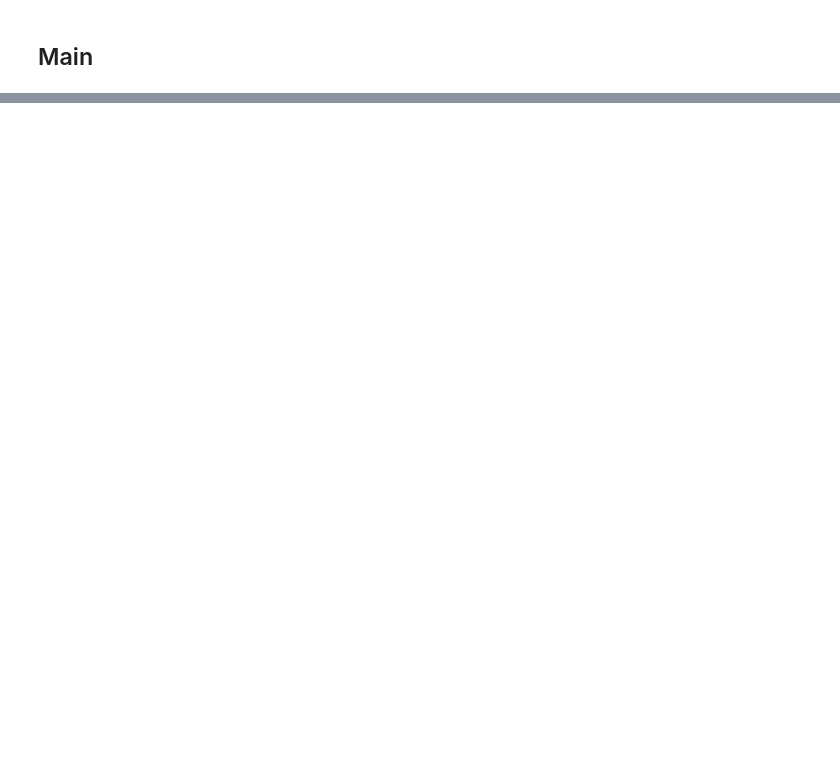
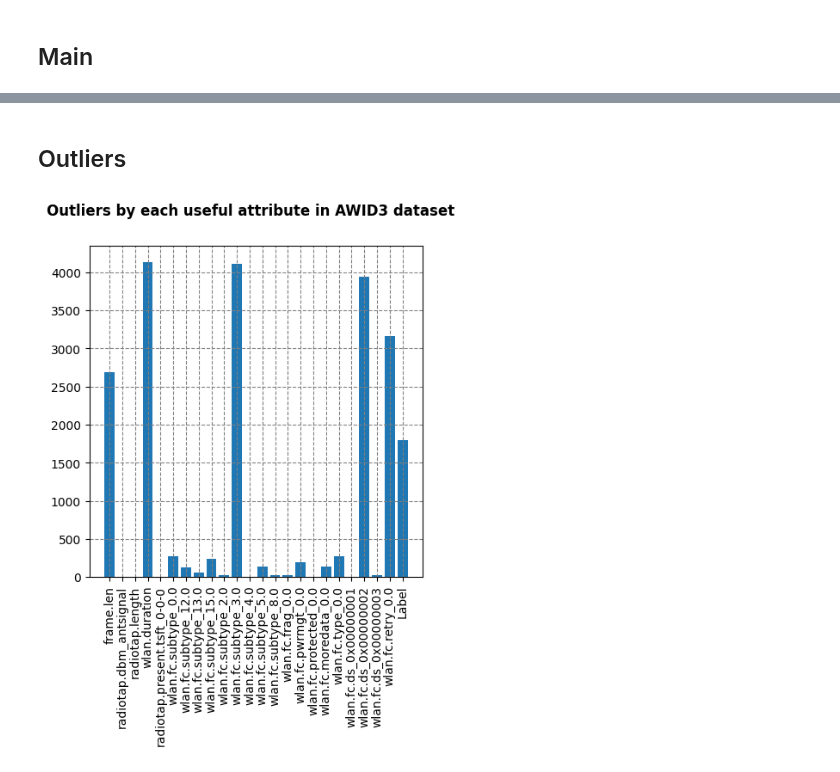
Before and after one commit to silvamleandro/EvilTwin_detection, a Jupyter notebook: src/02_data_analysis.ipynb, the cells around one changed output, grey strips where cells are left out. Cells and saved outputs as stored; diff of their text form; code cells hidden in the pictures; blank space fills up the shorter version.

```diff
--- a/src/02_data_analysis.ipynb
+++ b/src/02_data_analysis.ipynb
@@ -72,0 +274,30 @@ profile.to_file(f'{reports_path}report_test_data.html')
+# %% [markdown]
+## Outliers
+# %%
+#Outliers
+# Função para encontrar outliers usando Interquartil (IQR)
+def encontrar_outliers(df):
+    q1 = df.quantile(0.25) # Primeiro quartil
+    q3 = df.quantile(0.75) # Terceiro quartil
+    iqr = q3 - q1 # Calculando IQR
+
+    # Localizando e retornando os outliers
+    return df[((df < (q1 - 1.5 * iqr)) | (df > (q3 + 1.5 * iqr)))]
+
+# Exibindo os outliers de cada atributo
+max_len = max([len(c) for c in awid_df.columns])
+to_plot = []
+for i, c in enumerate(awid_df.columns):
+    num_outliers = len(encontrar_outliers(awid_df[c]))
+    to_plot.append(num_outliers)
+
+fig, ax = plt.subplots(1,1, figsize=(5, 5))
+fig.suptitle("Outliers by each useful attribute in AWID3 dataset", fontsize='large', fontweight='bold')
+__ = ax.bar([x for x in range(len(to_plot))], to_plot )
+ax.grid(True)
+# Set number of ticks for x-axis
+__ = ax.set_xticks([x for x in range(len(to_plot))])
+# Set ticks labels for x-axis
+__ = ax.set_xticklabels(list(awid_df.columns), rotation='vertical')
+# %% [output]
+[figure, added]
```
Also changed, not shown: parts of 23 cells of this notebook, 2 other files.
